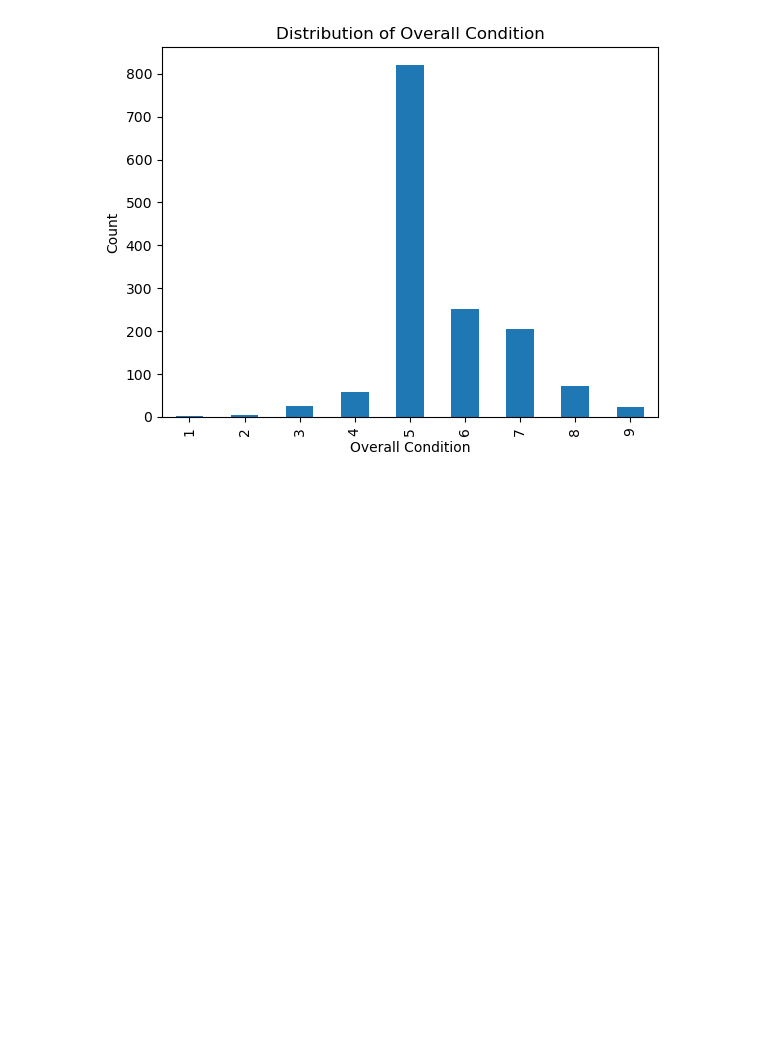
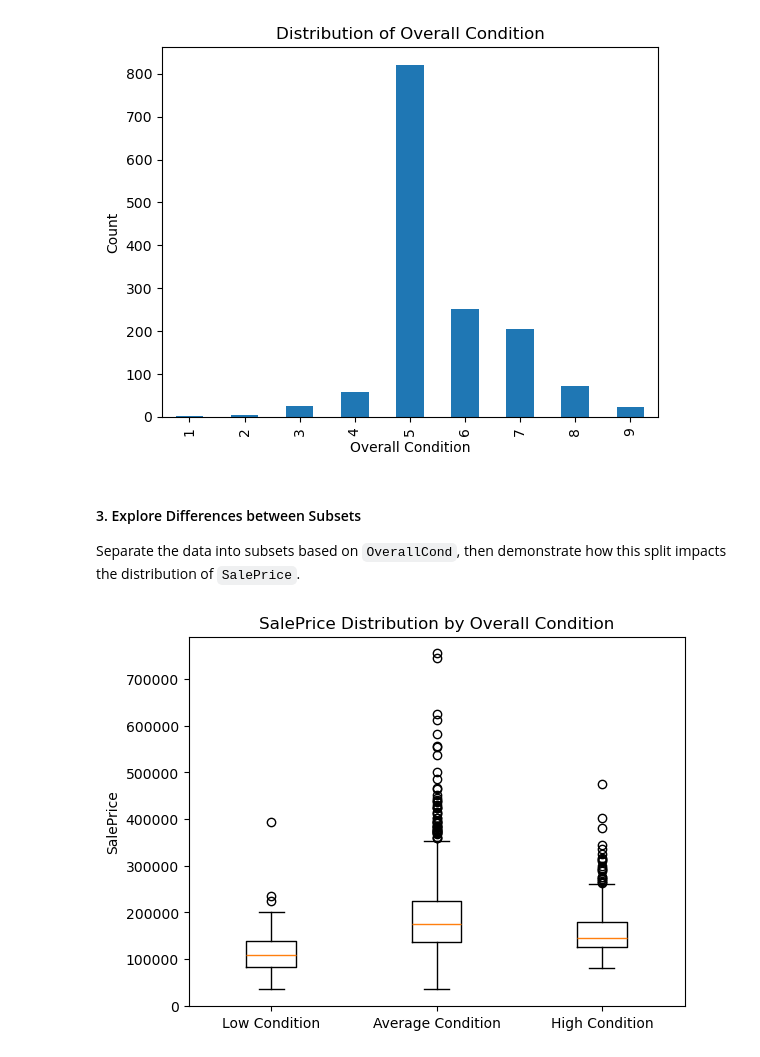
Before and after one commit to Orandifelix/dsc-pandas-eda-lab, a Jupyter notebook: lab.ipynb, the cells around one changed output. Saved outputs shown, nothing was run; the diff lists cells and outputs as text; code cells hidden in the pictures; blank space fills up the shorter version.

Commit message:
dondtion against sale price

```diff
--- a/lab.ipynb
+++ b/lab.ipynb
@@ -91,0 +125,21 @@ plt.show()
+# %% [markdown]
+#### 3. Explore Differences between Subsets
+
+Separate the data into subsets based on `OverallCond`, then demonstrate how this split impacts the distribution of `SalePrice`.
+# %%
+low_cond =df[df['OverallCond'] <=4]
+avg_cond =df[df['OverallCond'].between(5,6)]
+high_cond = df[df['OverallCond'] >=7]
+# %%
+import matplotlib.pyplot as plt
+
+plt.boxplot(
+    [low_cond['SalePrice'], avg_cond['SalePrice'], high_cond['SalePrice']],
+    labels=['Low Condition', 'Average Condition', 'High Condition']
+)
+
+plt.ylabel('SalePrice')
+plt.title('SalePrice Distribution by Overall Condition')
+plt.show()
+# %% [output]
+[figure, added]
```
Also changed, not shown: parts of 3 cells of this notebook.
